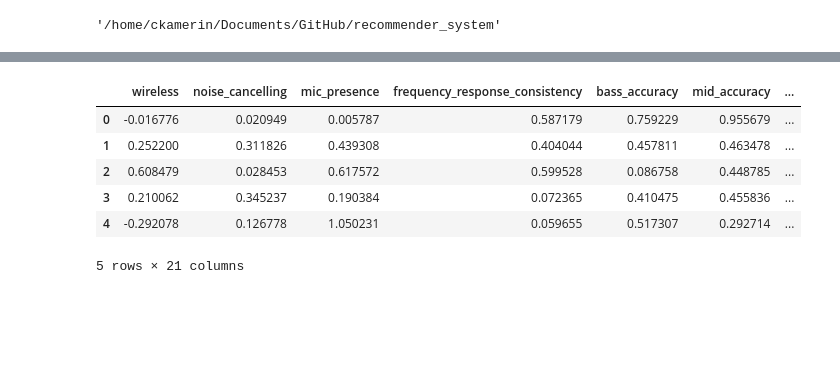
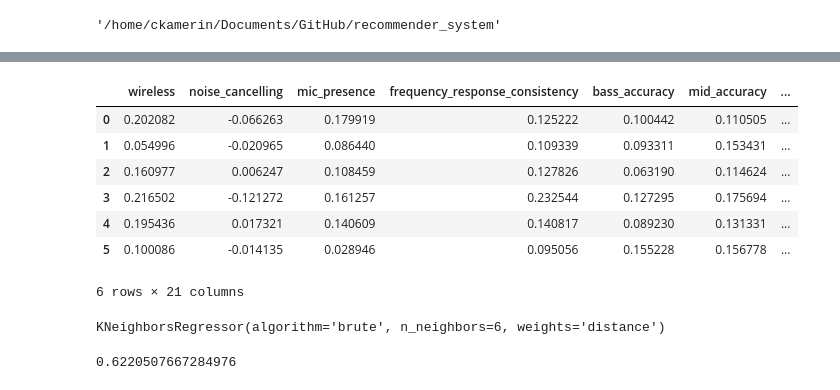
Before and after one commit to ckamerin/recommender_system, a Jupyter notebook: modeling/HP_Model_Experiment.ipynb, the cells around one changed output, grey strips where cells are left out. Saved outputs shown, nothing was run; the diff lists cells and outputs as text; code cells hidden in the pictures; blank space fills up the shorter version.

```diff
--- a/modeling/HP_Model_Experiment.ipynb
+++ b/modeling/HP_Model_Experiment.ipynb
@@ -229,10 +232,11 @@ preddf = pd.DataFrame(data=y_pred, columns =y.columns)
-# %%
-preddf
-# %% [output]
-|  | wireless | noise_cancelling | mic_presence | frequency_response_consistency | bass_accuracy | mid_accuracy | ... |
-| 0 | -0.016776 | 0.020949 | 0.005787 | 0.587179 | 0.759229 | 0.955679 | ... |
-| 1 | 0.252200 | 0.311826 | 0.439308 | 0.404044 | 0.457811 | 0.463478 | ... |
-| 2 | 0.608479 | 0.028453 | 0.617572 | 0.599528 | 0.086758 | 0.448785 | ... |
-| 3 | 0.210062 | 0.345237 | 0.190384 | 0.072365 | 0.410475 | 0.455836 | ... |
-| 4 | -0.292078 | 0.126778 | 1.050231 | 0.059655 | 0.517307 | 0.292714 | ... |
-5 rows × 21 columns
+# %%
+annpreddf
+# %% [output]
+|  | wireless | noise_cancelling | mic_presence | frequency_response_consistency | bass_accuracy | mid_accuracy | ... |
+| 0 | 0.202082 | -0.066263 | 0.179919 | 0.125222 | 0.100442 | 0.110505 | ... |
+| 1 | 0.054996 | -0.020965 | 0.086440 | 0.109339 | 0.093311 | 0.153431 | ... |
+| 2 | 0.160977 | 0.006247 | 0.108459 | 0.127826 | 0.063190 | 0.114624 | ... |
+| 3 | 0.216502 | -0.121272 | 0.161257 | 0.232544 | 0.127295 | 0.175694 | ... |
+| 4 | 0.195436 | 0.017321 | 0.140609 | 0.140817 | 0.089230 | 0.131331 | ... |
+| 5 | 0.100086 | -0.014135 | 0.028946 | 0.095056 | 0.155228 | 0.156778 | ... |
+6 rows × 21 columns
@@ -238,0 +247,8 @@ preddf
+# %%
+KNN.fit(X_train,y_train)
+# %% [output]
+KNeighborsRegressor(algorithm='brute', n_neighbors=6, weights='distance')
+# %%
+KNN.score(X_test,y_test)
+# %% [output]
+0.6220507667284976
```
Also changed, not shown: parts of 38 cells of this notebook, 1 other file.
